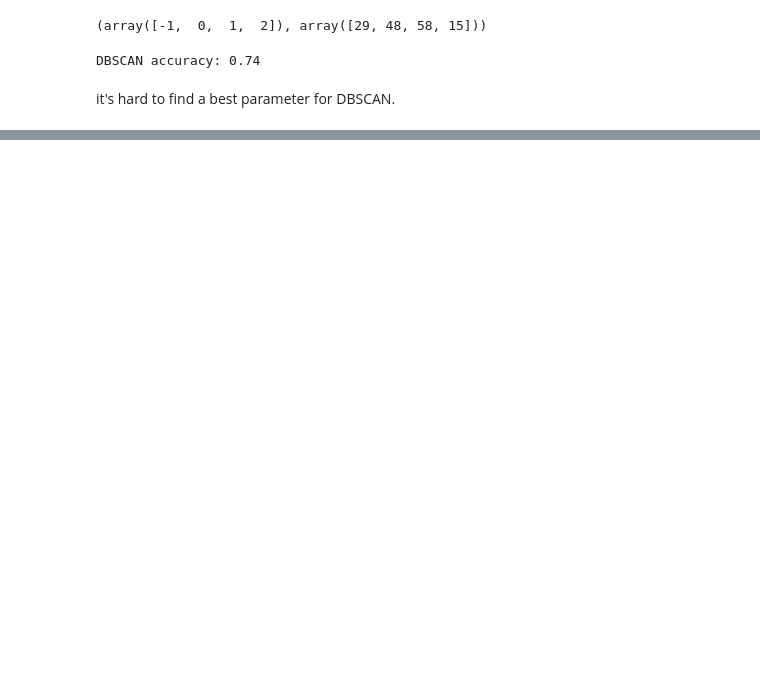
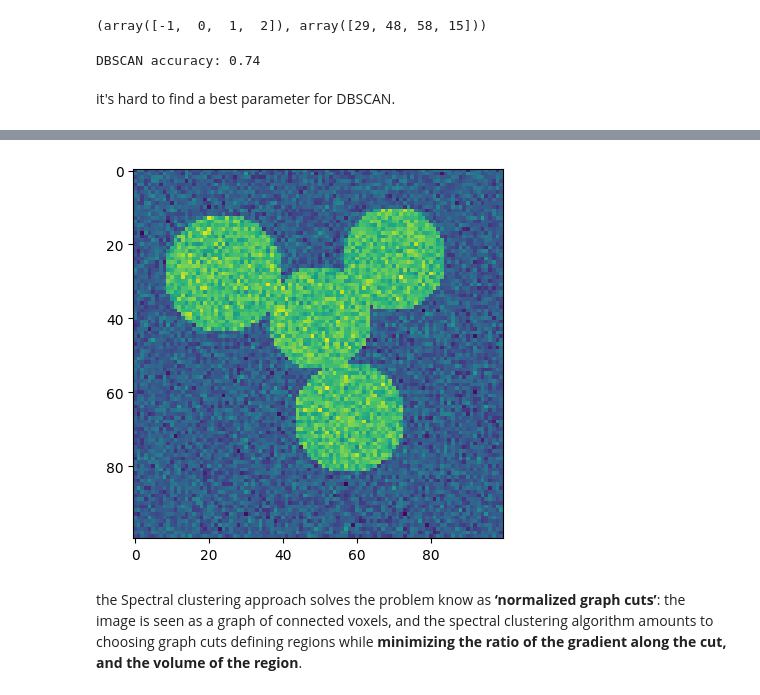
Before and after one commit to bu-bu-xxx/machine-learning-notebook, a Jupyter notebook: code/08_unsupervised_learning.ipynb, the cells around one changed output, grey strips where cells are left out. Cells and saved outputs as stored; diff of their text form; code cells hidden in the pictures; blank space fills up the shorter version.

Commit message:
go on clustering 2

```diff
--- a/code/08_unsupervised_learning.ipynb
+++ b/code/08_unsupervised_learning.ipynb
@@ -102,0 +109,32 @@ it's hard to find a best parameter for DBSCAN.
+# %%
+# generate img data
+import numpy as np
+
+l = 100
+x, y = np.indices((l, l))
+
+center1 = (28, 24)
+center2 = (40, 50)
+center3 = (67, 58)
+center4 = (24, 70)
+
+radius1, radius2, radius3, radius4 = 16, 14, 15, 14
+
+circle1 = (x - center1[0]) ** 2 + (y - center1[1]) ** 2 < radius1**2
+circle2 = (x - center2[0]) ** 2 + (y - center2[1]) ** 2 < radius2**2
+circle3 = (x - center3[0]) ** 2 + (y - center3[1]) ** 2 < radius3**2
+circle4 = (x - center4[0]) ** 2 + (y - center4[1]) ** 2 < radius4**2
+
+# plotting 4 circles
+img = circle1 + circle2 + circle3 + circle4
+mask = img.astype(bool)
+img = img.astype(float)
+img += 1 + 0.2 * np.random.randn(*img.shape)
+
+import matplotlib.pyplot as plt
+plt.imshow(img)
+plt.show()
+# %% [output]
+[figure, added]
+# %% [markdown]
+the Spectral clustering approach solves the problem know as **‘normalized graph cuts’**: the image is seen as a graph of connected voxels, and the spectral clustering algorithm amounts to choosing graph cuts defining regions while **minimizing the ratio of the gradient along the cut, and the volume of the region**.
```
Also changed, not shown: parts of 9 cells of this notebook.
